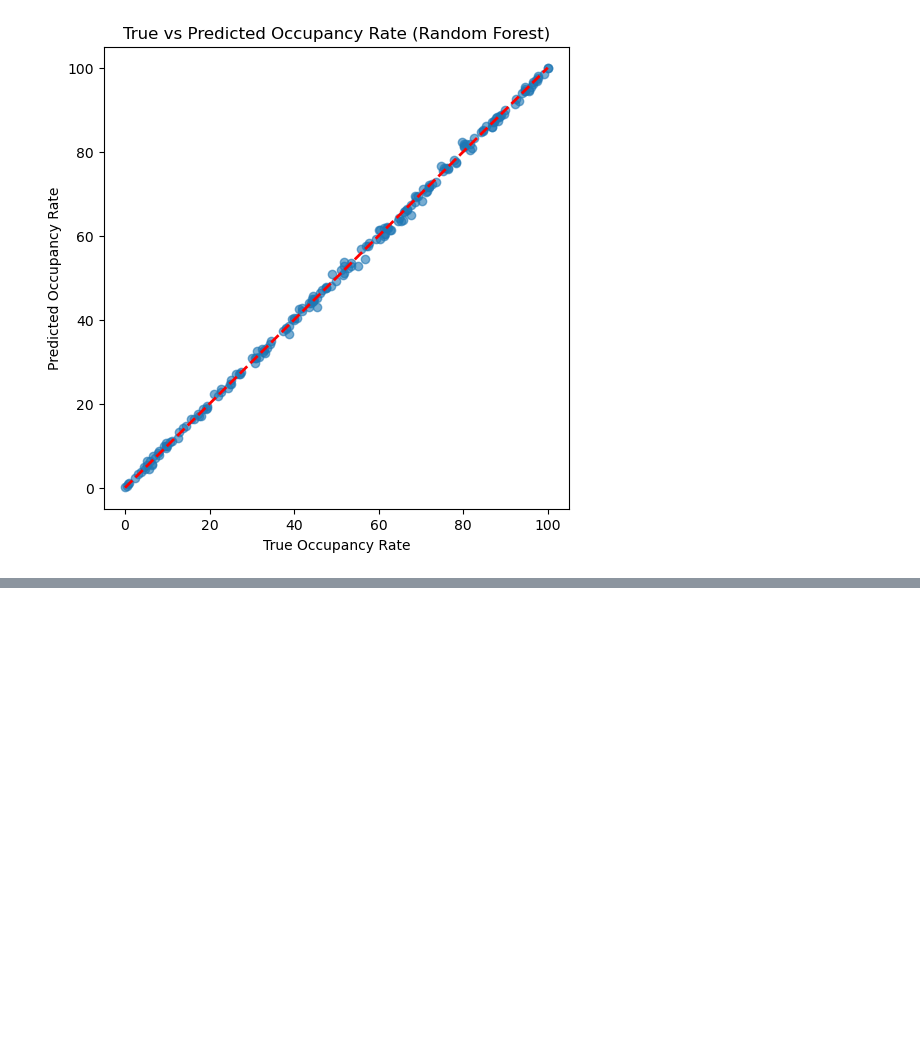
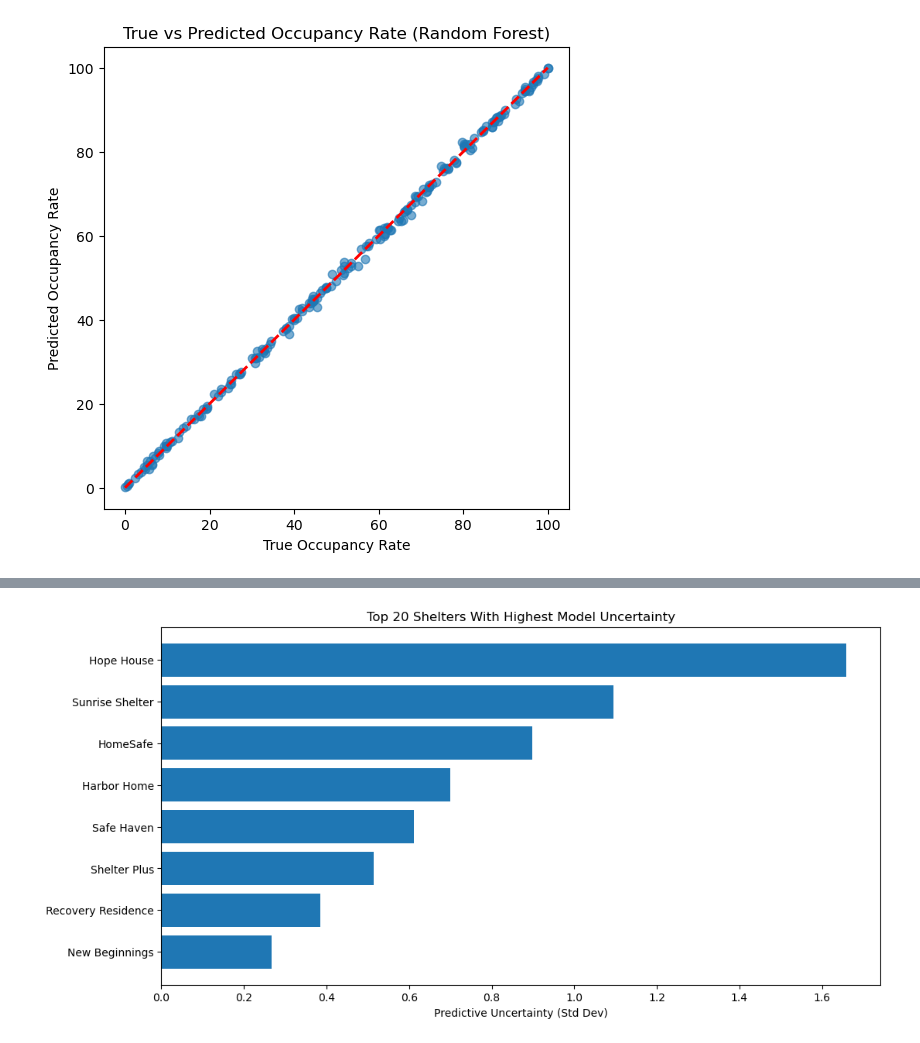
Before and after one commit to aaronserro/DataSci3000_Pjct, a Jupyter notebook: Datasci300.ipynb, the cells around one changed output, grey strips where cells are left out. Saved outputs shown, nothing was run; the diff lists cells and outputs as text; code cells hidden in the pictures; blank space fills up the shorter version.

```diff
--- a/Datasci300.ipynb
+++ b/Datasci300.ipynb
@@ -548,0 +626,13 @@ plt.show()
+# %%
+results = df.loc[X_test.index, :].copy()
+
+results["true_occupancy_rate"] = y_test.values
+results["predicted_occupancy_rate"] = y_pred_mean
+results["uncertainty"] = y_pred_std
+
+results = results[
+    ["shelter_name", "city", "true_occupancy_rate",
+     "predicted_occupancy_rate", "uncertainty"]
+]
+
+results.head(20)
@@ -548,0 +657,11 @@ plt.show()
+# %%
+top20 = results.sort_values("uncertainty", ascending=False).head(20)
+
+plt.figure(figsize=(12,6))
+plt.barh(top20["shelter_name"], top20["uncertainty"])
+plt.xlabel("Predictive Uncertainty (Std Dev)")
+plt.title("Top 20 Shelters With Highest Model Uncertainty")
+plt.gca().invert_yaxis()
+plt.show()
+# %% [output]
+[figure, added]
```
Also changed, not shown: parts of 15 cells of this notebook.
